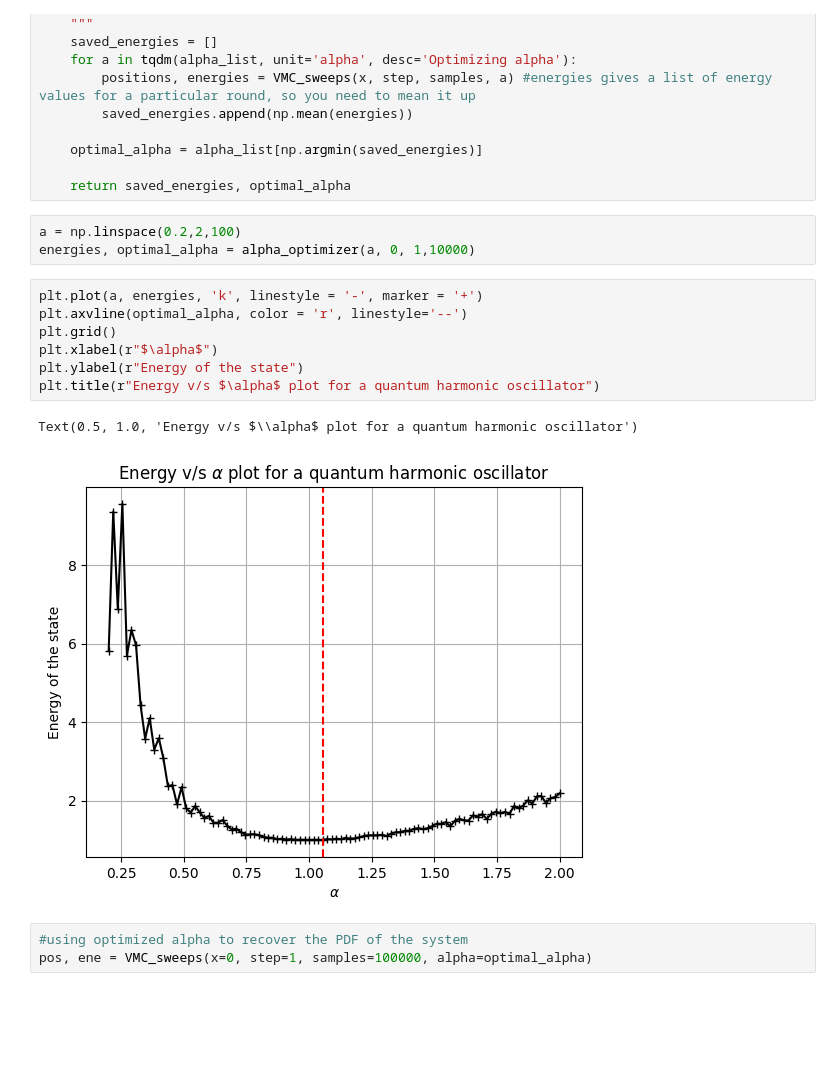
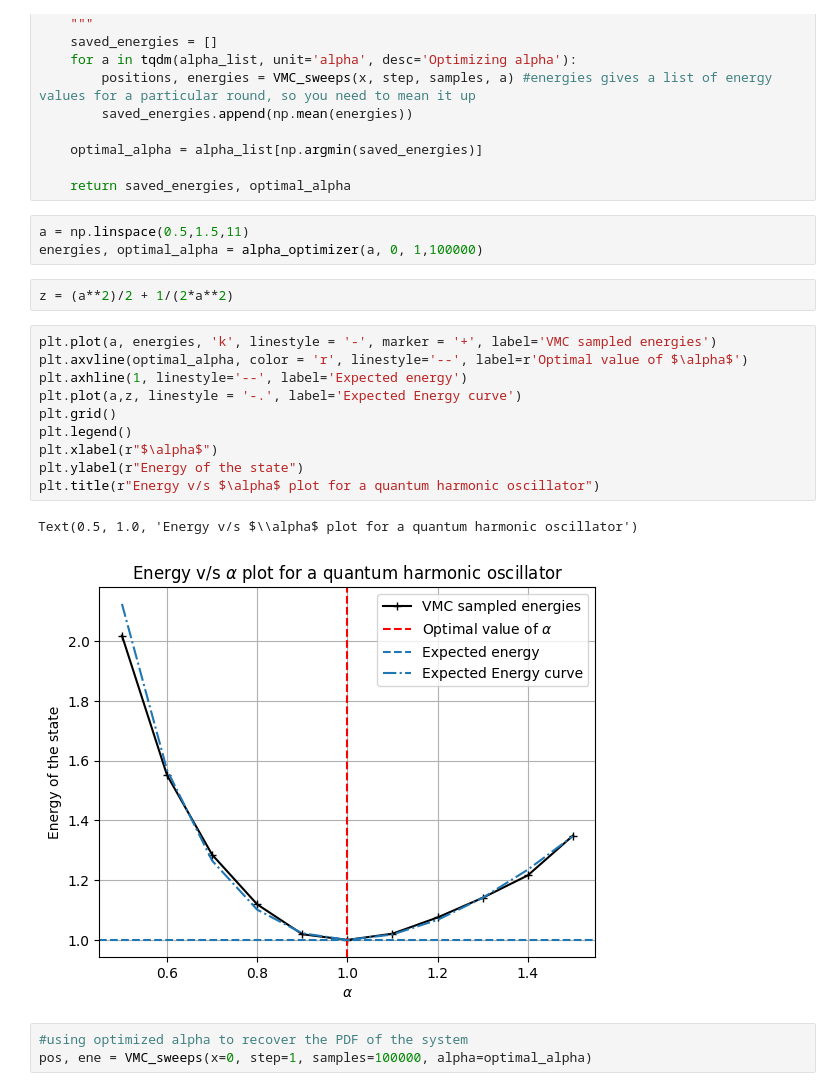
Before and after one commit to SuvamT0071/QuantumMonte, a Jupyter notebook: QMC QHO.ipynb, the cells around one changed output. Cells and saved outputs as stored; diff of their text form; blank space fills up the shorter version.

```diff
--- a/QMC QHO.ipynb
+++ b/QMC QHO.ipynb
@@ -406,18 +404,23 @@ def alpha_optimizer(alpha_list, x, step, samples=10000):
 
     return saved_energies, optimal_alpha
 # %%
-a = np.linspace(0.2,2,100)
-energies, optimal_alpha = alpha_optimizer(a, 0, 1,10000)
+a = np.linspace(0.5,1.5,11)
+energies, optimal_alpha = alpha_optimizer(a, 0, 1,100000)
+# %%
+z = (a**2)/2 + 1/(2*a**2)
 # %%
-plt.plot(a, energies, 'k', linestyle = '-', marker = '+')
-plt.axvline(optimal_alpha, color = 'r', linestyle='--')
+plt.plot(a, energies, 'k', linestyle = '-', marker = '+', label='VMC sampled energies')
+plt.axvline(optimal_alpha, color = 'r', linestyle='--', label=r'Optimal value of $\alpha$')
+plt.axhline(1, linestyle='--', label='Expected energy')
+plt.plot(a,z, linestyle = '-.', label='Expected Energy curve')
 plt.grid()
+plt.legend()
 plt.xlabel(r"$\alpha$")
 plt.ylabel(r"Energy of the state")
 plt.title(r"Energy v/s $\alpha$ plot for a quantum harmonic oscillator")
 # %% [output]
 Text(0.5, 1.0, 'Energy v/s $\\alpha$ plot for a quantum harmonic oscillator')
-[figure, old version]
+[figure, new version]
 # %%
 #using optimized alpha to recover the PDF of the system
 pos, ene = VMC_sweeps(x=0, step=1, samples=100000, alpha=optimal_alpha)
```
Also changed, not shown: parts of 10 cells of this notebook.
